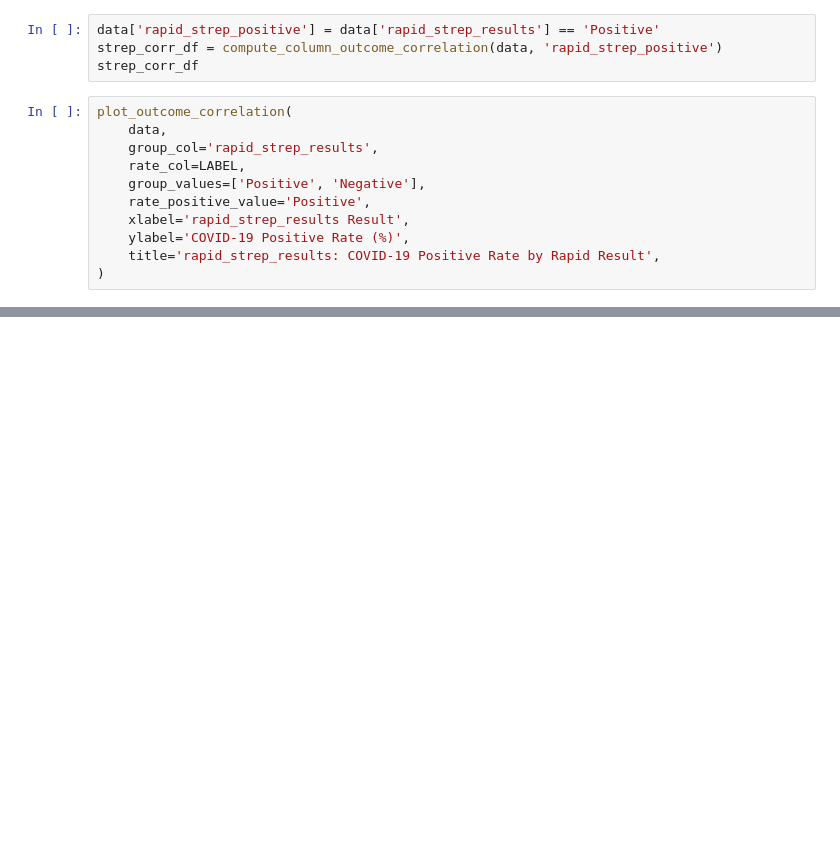
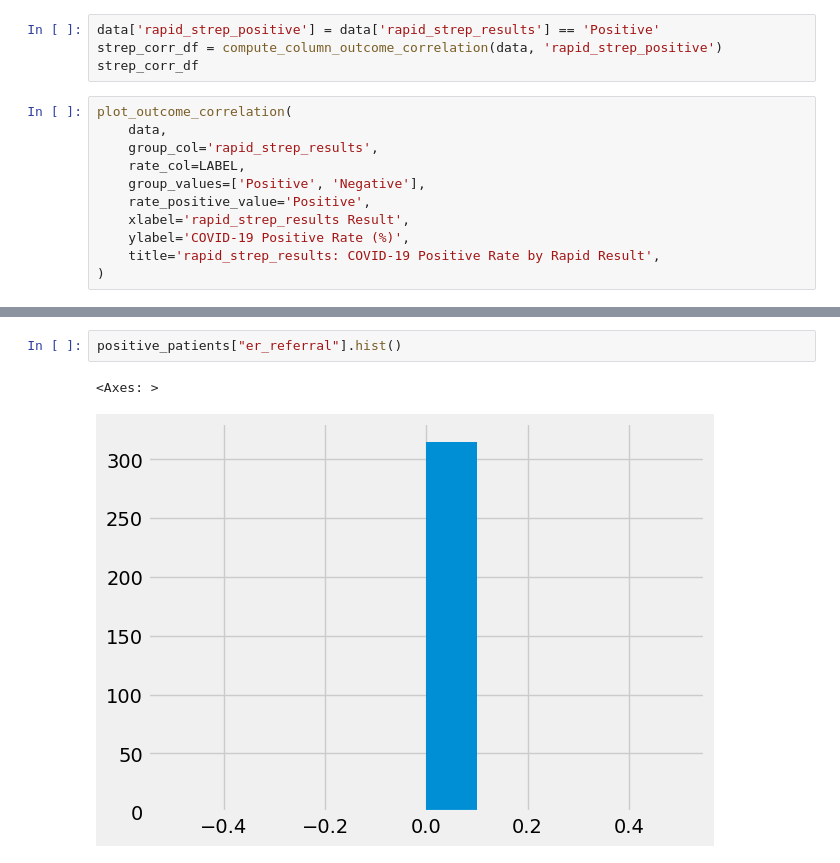
Before and after one commit to omriRozen95/covidclinicaldata, a Jupyter notebook: notebooks/b_load_plot.ipynb, the cells around one changed output, grey strips where cells are left out. Saved outputs shown, nothing was run; the diff lists cells and outputs as text; blank space fills up the shorter version.

```diff
--- a/notebooks/b_load_plot.ipynb
+++ b/notebooks/b_load_plot.ipynb
@@ -178,0 +332,5 @@ plot_outcome_correlation(
+# %%
+positive_patients["er_referral"].hist()
+# %% [output]
+<Axes: >
+[figure, added]
```
Also changed, not shown: parts of 18 cells of this notebook, 4 other files.
